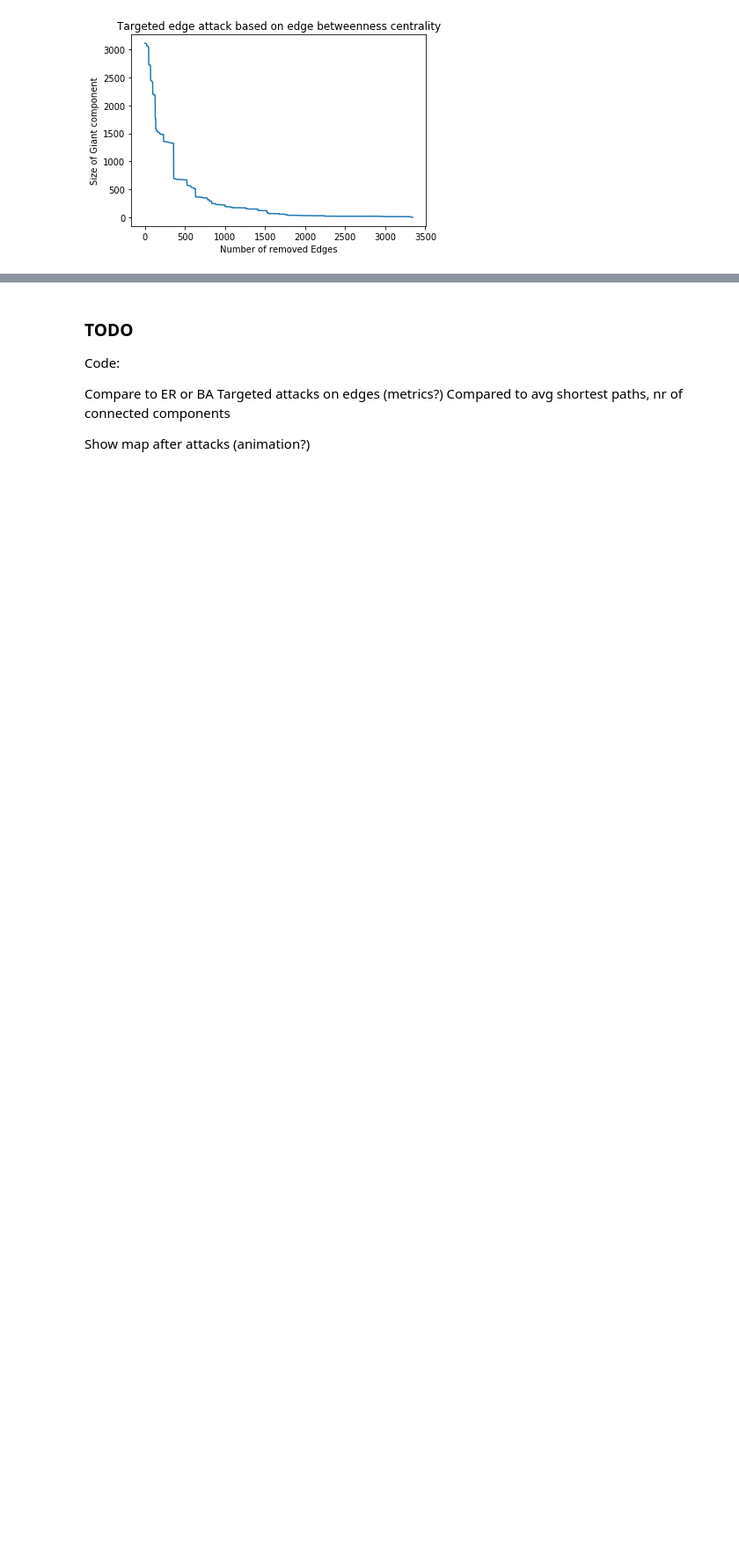
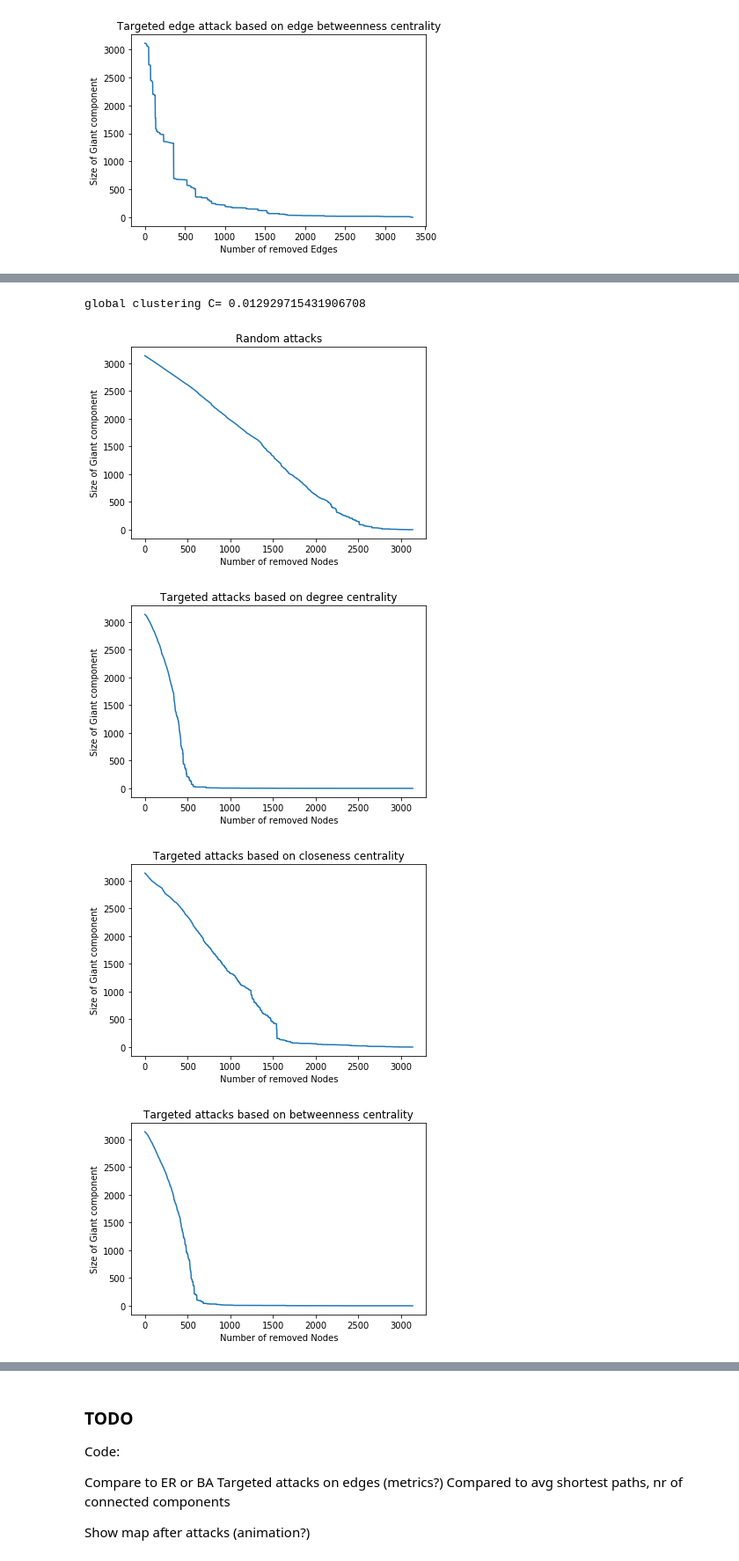
Before and after one commit to mathiasluethi/network-science-final-project, a Jupyter notebook: Final Version.ipynb, the cells around one changed output, grey strips where cells are left out. Shown at 88% size. Saved outputs shown, nothing was run; the diff lists cells and outputs as text; code cells hidden in the pictures; blank space fills up the shorter version.

```diff
--- a/Final Version.ipynb
+++ b/Final Version.ipynb
@@ -309,0 +387,25 @@ targeted_edge_attack(G)
+# %%
+N = len(G.nodes())
+BA_graph = nx.barabasi_albert_graph(N,2)
+
+C = sum(nx.clustering(BA_graph).values())/len(nx.clustering(BA_graph).values())
+print("global clustering C=", C)
+
+degree_BA = nx.degree_centrality(BA_graph)
+closeness_BA = nx.closeness_centrality(BA_graph)
+betweenness_BA = nx.betweenness_centrality(BA_graph)
+#eigenvector_BA = nx.eigenvector_centrality(BA_graph)
+
+
+random_attacks(BA_graph)
+
+targeted_attacks(BA_graph, degree_BA, "degree centrality")
+targeted_attacks(BA_graph, closeness_BA , "closeness centrality")
+targeted_attacks(BA_graph, betweenness_BA, "betweenness centrality")
+#targeted_attacks(ER_graph, eigenvector_BA, "eigenvector centrality")
+# %% [output]
+global clustering C= 0.012929715431906708
+[figure, added]
+[figure, added]
+[figure, added]
+[figure, added]
```
Also changed, not shown: parts of 19 cells of this notebook.
